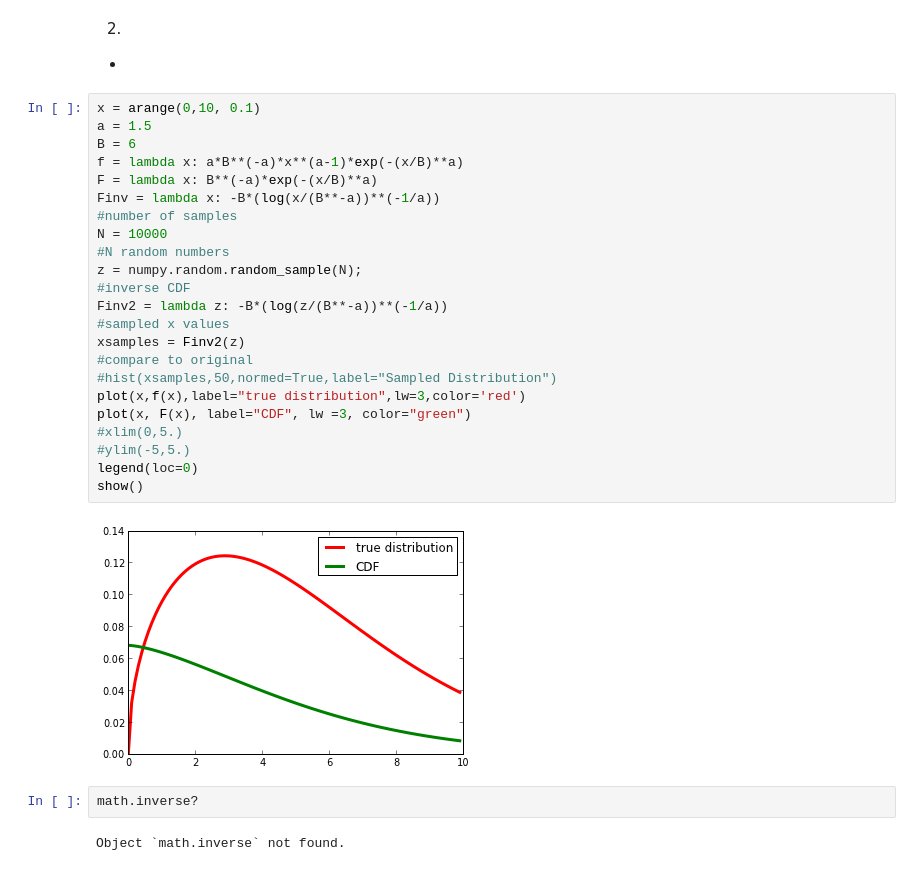
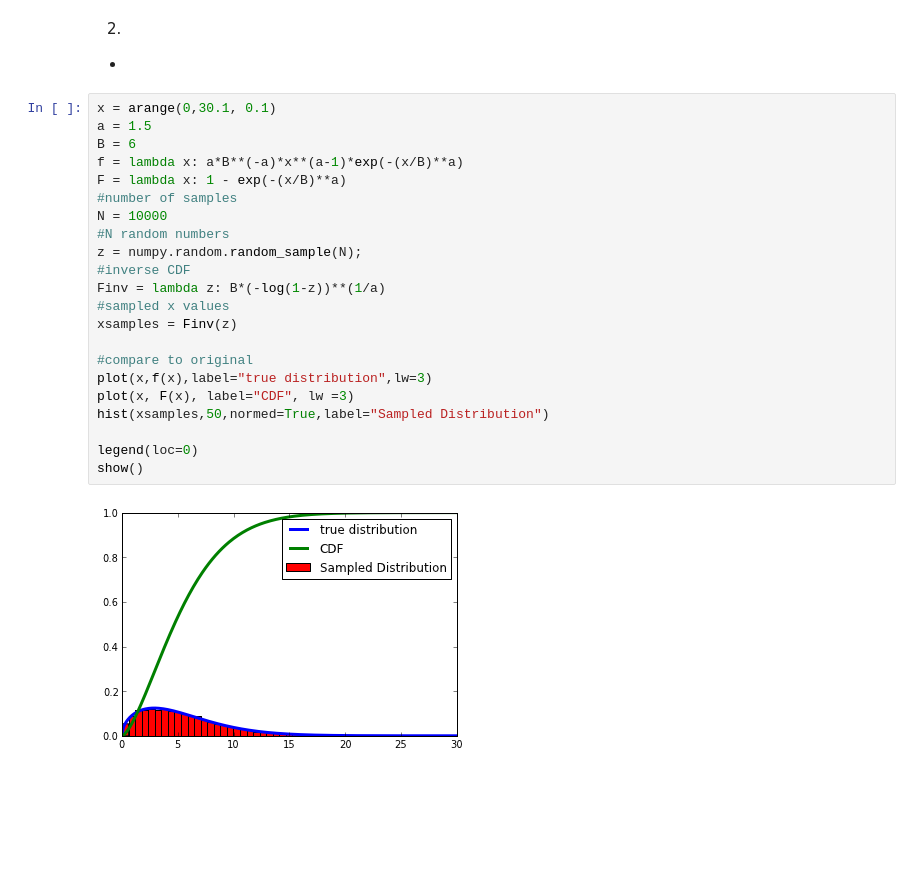
Before and after one commit to kreyno10/PHYS202-S13, a Jupyter notebook: Week8/MC Simulation Ex 7.ipynb, the cells around one changed output. Cells and saved outputs as stored; diff of their text form; blank space fills up the shorter version.

```diff
--- a/Week8/MC Simulation Ex 7.ipynb
+++ b/Week8/MC Simulation Ex 7.ipynb
@@ -2,31 +2,26 @@
 2)
 -
 # %%
-x = arange(0,10, 0.1)
+x = arange(0,30.1, 0.1)
 a = 1.5
 B = 6
 f = lambda x: a*B**(-a)*x**(a-1)*exp(-(x/B)**a)
-F = lambda x: B**(-a)*exp(-(x/B)**a)
-Finv = lambda x: -B*(log(x/(B**-a))**(-1/a))
+F = lambda x: 1 - exp(-(x/B)**a)
 #number of samples
 N = 10000
 #N random numbers
 z = numpy.random.random_sample(N);
 #inverse CDF
-Finv2 = lambda z: -B*(log(z/(B**-a))**(-1/a))
+Finv = lambda z: B*(-log(1-z))**(1/a)
 #sampled x values
-xsamples = Finv2(z)
+xsamples = Finv(z)
+
 #compare to original
-#hist(xsamples,50,normed=True,label="Sampled Distribution")
-plot(x,f(x),label="true distribution",lw=3,color='red')
-plot(x, F(x), label="CDF", lw =3, color="green")
-#xlim(0,5.)
-#ylim(-5,5.)
+plot(x,f(x),label="true distribution",lw=3)
+plot(x, F(x), label="CDF", lw =3)
+hist(xsamples,50,normed=True,label="Sampled Distribution")
+
 legend(loc=0)
 show()
 # %% [output]
-[figure, old version]
+[figure, new version]
-# %%
-math.inverse?
-# %% [output]
-Object `math.inverse` not found.
```
Also changed, not shown: parts of 6 cells of this notebook, 1 other file.
